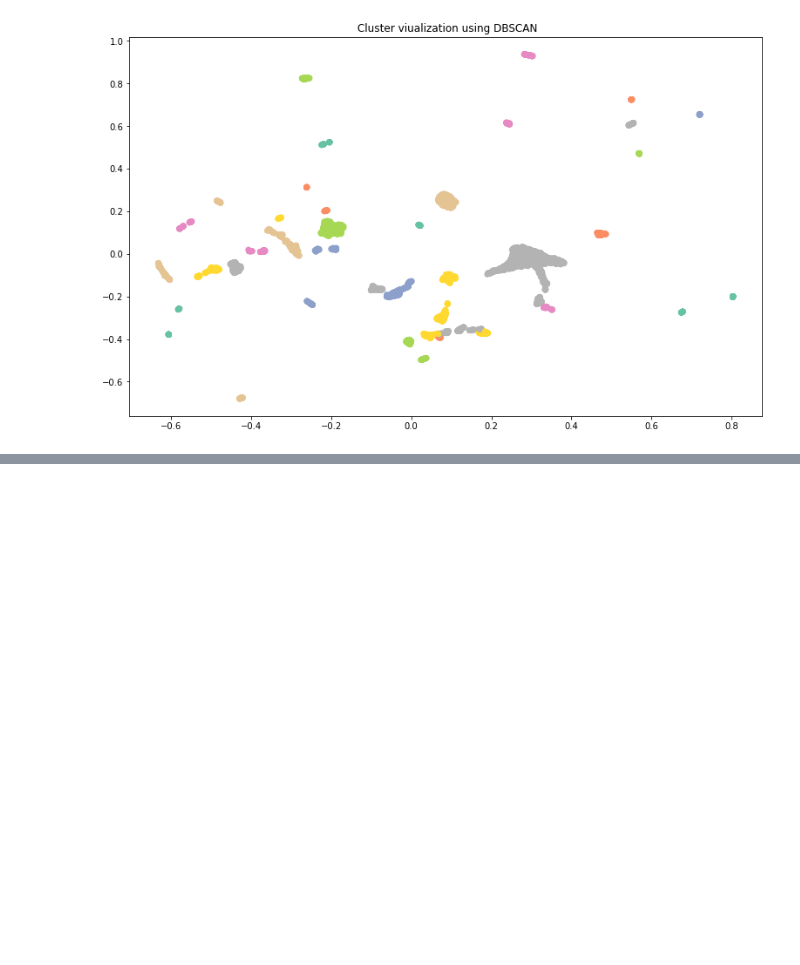
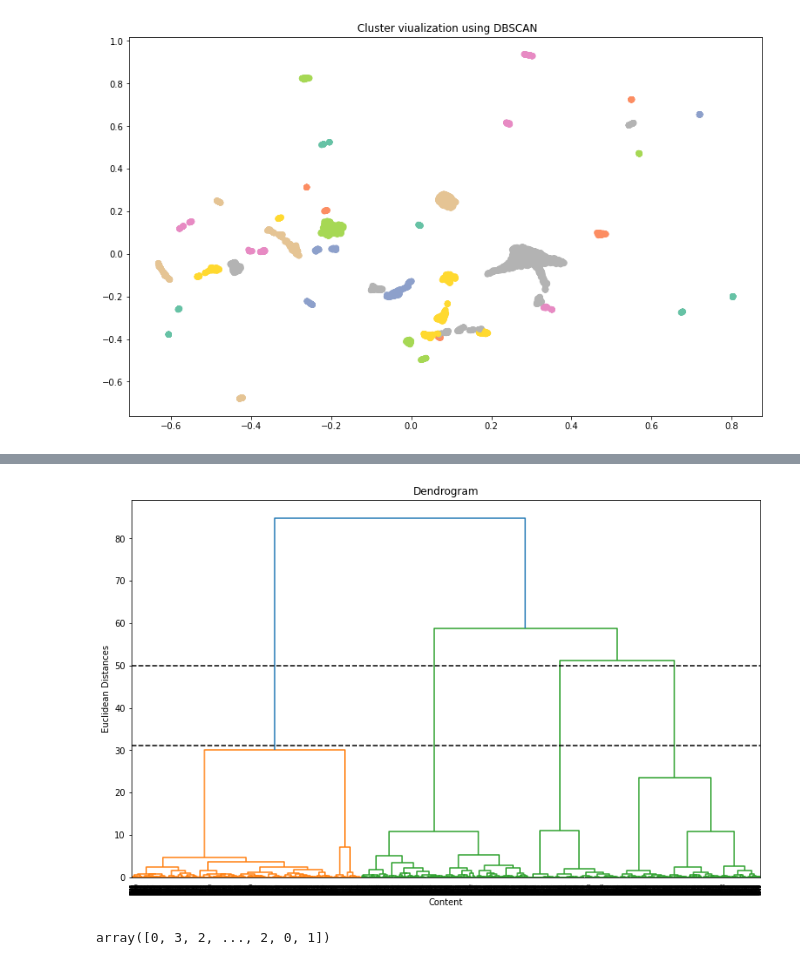
Before and after one commit to rubeshajith/NETFLIX-MOVIES-AND-TV-SHOWS-CLUSTERING, a Jupyter notebook: NETFLIX_MOVIES_AND_TV_SHOWS_CLUSTERING.ipynb, the cells around one changed output, grey strips where cells are left out. Saved outputs shown, nothing was run; the diff lists cells and outputs as text; code cells hidden in the pictures; blank space fills up the shorter version.

```diff
--- a/NETFLIX_MOVIES_AND_TV_SHOWS_CLUSTERING.ipynb
+++ b/NETFLIX_MOVIES_AND_TV_SHOWS_CLUSTERING.ipynb
@@ -1925,10 +2069,13 @@ plt.show()
 # %%
 # Let's import sch
 import scipy.cluster.hierarchy as sch
 plt.figure(figsize=(13,8))
-dendrogram = sch.dendrogram(sch.linkage(X_transformed, method = 'ward'))
+dendrogram = sch.dendrogram(sch.linkage(X1, method = 'ward'))
 plt.title('Dendrogram')
 plt.xlabel('Content')
-plt.axhline(y=4.3, color='black', linestyle='--')
+plt.axhline(y=31, color='black', linestyle='--')
+plt.axhline(y=50, color='black', linestyle='--')
 plt.ylabel('Euclidean Distances')
 plt.show() # find largest vertical distance we can make without crossing any other horizontal line
+# %% [output]
+[figure, added]
@@ -1938,0 +2087,4 @@ label
+# %%
+y_hc
+# %% [output]
+array([0, 3, 2, ..., 2, 0, 1])
```
Also changed, not shown: parts of 32 cells of this notebook.
